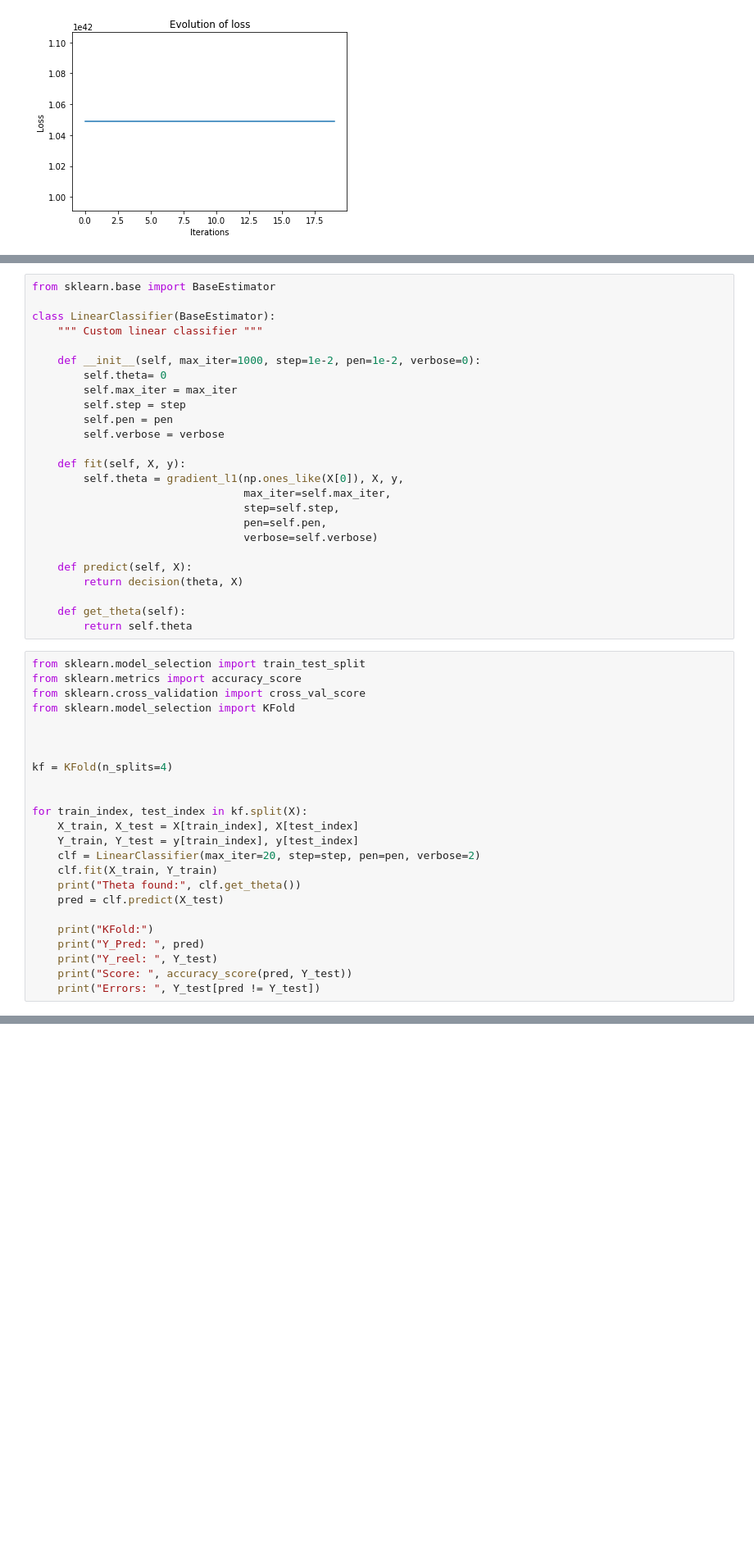
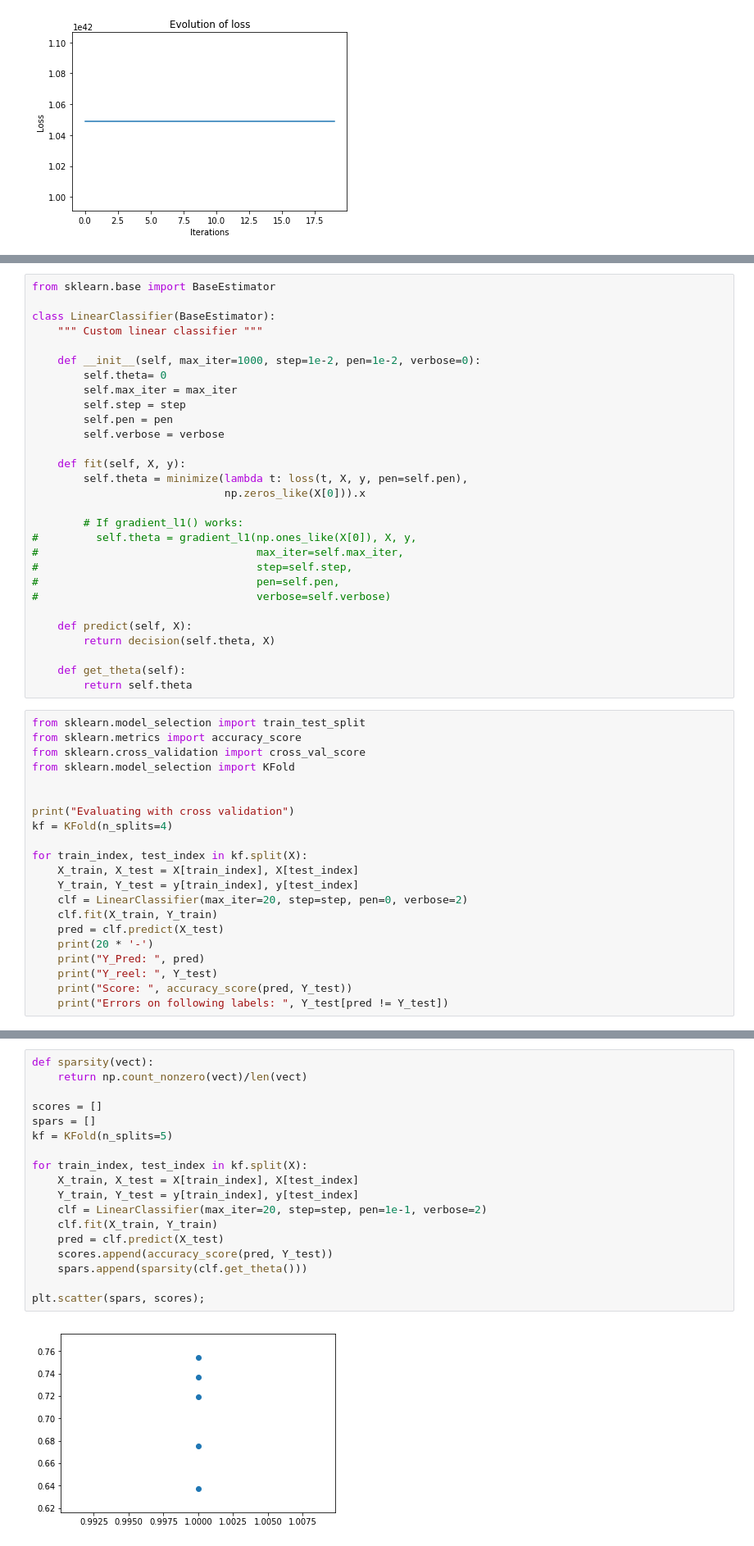
Before and after one commit to LoicH/M2-DAC, a Jupyter notebook: FDMS/TME3/reg_l1.ipynb, the cells around one changed output, grey strips where cells are left out. Shown at 82% size. Cells and saved outputs as stored; diff of their text form; blank space fills up the shorter version.

```diff
--- a/FDMS/TME3/reg_l1.ipynb
+++ b/FDMS/TME3/reg_l1.ipynb
@@ -408,14 +382,18 @@ class LinearClassifier(BaseEstimator):
         self.verbose = verbose
 
     def fit(self, X, y):
-        self.theta = gradient_l1(np.ones_like(X[0]), X, y,
-                                 max_iter=self.max_iter,
-                                 step=self.step,
-                                 pen=self.pen,
-                                 verbose=self.verbose)
+        self.theta = minimize(lambda t: loss(t, X, y, pen=self.pen),
+                              np.zeros_like(X[0])).x
+
+        # If gradient_l1() works:
+#         self.theta = gradient_l1(np.ones_like(X[0]), X, y,
+#                                  max_iter=self.max_iter,
+#                                  step=self.step,
+#                                  pen=self.pen,
+#                                  verbose=self.verbose)
 
     def predict(self, X):
-        return decision(theta, X)
+        return decision(self.theta, X)
 
     def get_theta(self):
         return self.theta
@@ -426,21 +404,18 @@ from sklearn.cross_validation import cross_val_score
 from sklearn.model_selection import KFold
 
 
-
+print("Evaluating with cross validation")
 kf = KFold(n_splits=4)
-
 
 for train_index, test_index in kf.split(X):
     X_train, X_test = X[train_index], X[test_index]
     Y_train, Y_test = y[train_index], y[test_index]
-    clf = LinearClassifier(max_iter=20, step=step, pen=pen, verbose=2)
+    clf = LinearClassifier(max_iter=20, step=step, pen=0, verbose=2)
     clf.fit(X_train, Y_train)
-    print("Theta found:", clf.get_theta())
     pred = clf.predict(X_test)
-
-    print("KFold:")
+    print(20 * '-')
     print("Y_Pred: ", pred)
     print("Y_reel: ", Y_test)
     print("Score: ", accuracy_score(pred, Y_test))
-    print("Errors: ", Y_test[pred != Y_test])
+    print("Errors on following labels: ", Y_test[pred != Y_test])
 # %% [output]
@@ -480,0 +445,20 @@ T
+# %%
+def sparsity(vect):
+    return np.count_nonzero(vect)/len(vect)
+
+scores = []
+spars = []
+kf = KFold(n_splits=5)
+
+for train_index, test_index in kf.split(X):
+    X_train, X_test = X[train_index], X[test_index]
+    Y_train, Y_test = y[train_index], y[test_index]
+    clf = LinearClassifier(max_iter=20, step=step, pen=1e-1, verbose=2)
+    clf.fit(X_train, Y_train)
+    pred = clf.predict(X_test)
+    scores.append(accuracy_score(pred, Y_test))
+    spars.append(sparsity(clf.get_theta()))
+
+plt.scatter(spars, scores);
+# %% [output]
+[figure, added]
```
Also changed, not shown: parts of 6 cells of this notebook.
